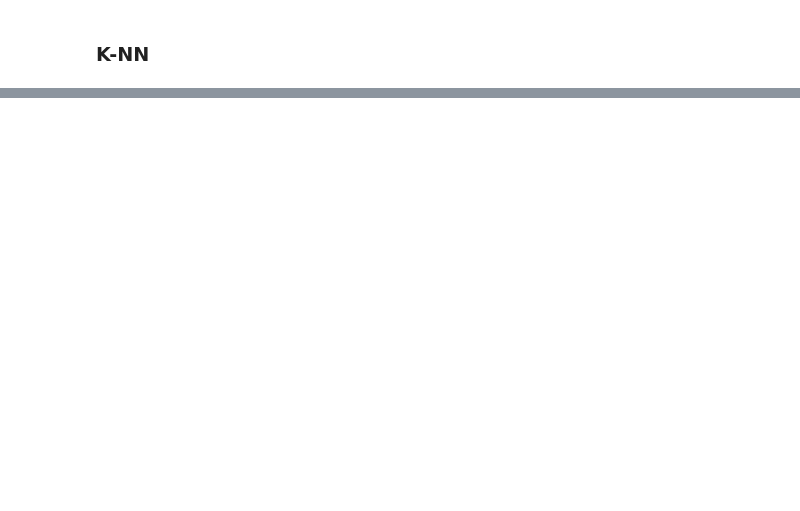
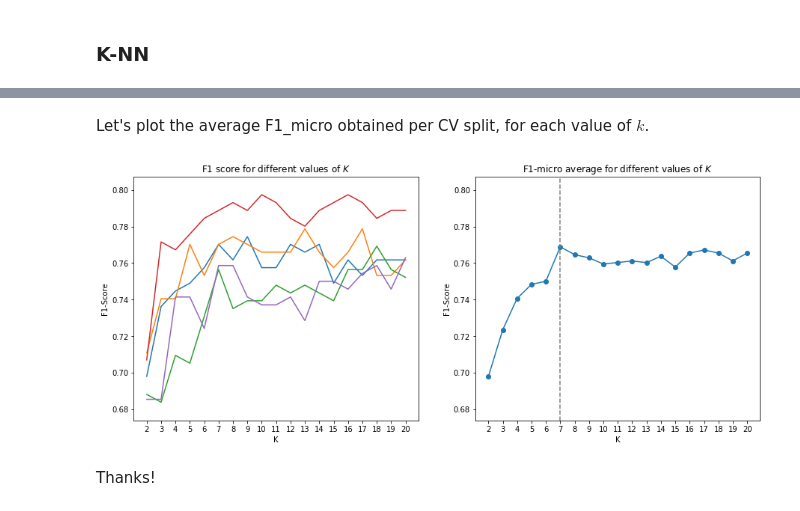
Before and after one commit to renero/class_notebooks, a Jupyter notebook: Nearest Neighbors.ipynb, the cells around one changed output, grey strips where cells are left out. Saved outputs shown, nothing was run; the diff lists cells and outputs as text; code cells hidden in the pictures; blank space fills up the shorter version.

```diff
--- a/Nearest Neighbors.ipynb
+++ b/Nearest Neighbors.ipynb
@@ -256,0 +252,46 @@ plt.show()
+# %%
+f1 = []
+min_k = 2
+max_k = 21
+for k in range(min_k, max_k):
+    knn = KNeighborsClassifier(n_neighbors=k, n_jobs=-1)
+    score = cross_val_score(knn, X.train, y.train, scoring='f1_micro', cv=5)
+    f1.append(score)
+f1_means = np.mean(np.array(f1), axis=1)
+# %% [markdown]
+Let's plot the average F1_micro obtained per CV split, for each value of $k$.
+# %%
+max_y1 = np.array(f1).max()
+max_y2 = f1_means.max()
+max_y = max(max_y1, max_y2)
+
+min_y1 = np.array(f1).min()
+min_y2 = f1_means.min()
+min_y = min(min_y1, min_y2)
+
+delta = 0.01
+k_array = np.arange(min_k, max_k)
+pos_max_f1 = np.where(f1_means == f1_means.max())[0][0]
+best_k = k_array[pos_max_f1] - min_k
+
+plt.figure(figsize=(15,6))
+plt.subplot(1,2,1)
+plt.ylim(min_y-delta, max_y+delta)
+plt.plot(f1, '-')
+plt.xticks(np.arange(max_k - min_k), np.arange(min_k, max_k))
+plt.title('F1 score for different values of $K$')
+plt.xlabel('K')
+plt.ylabel('F1-Score')
+plt.subplot(1,2,2)
+plt.ylim(min_y-delta, max_y+delta)
+plt.plot(f1_means, 'o-')
+plt.axvline(x=best_k, linestyle='--', color='grey')
+plt.xticks(np.arange(max_k - min_k), np.arange(min_k, max_k))
+plt.title('F1-micro average for different values of $K$')
+plt.xlabel('K')
+plt.ylabel('F1-Score')
+plt.show();
+# %% [output]
+[figure, added]
+# %% [markdown]
+Thanks!
```
Also changed, not shown: parts of 17 cells of this notebook.
